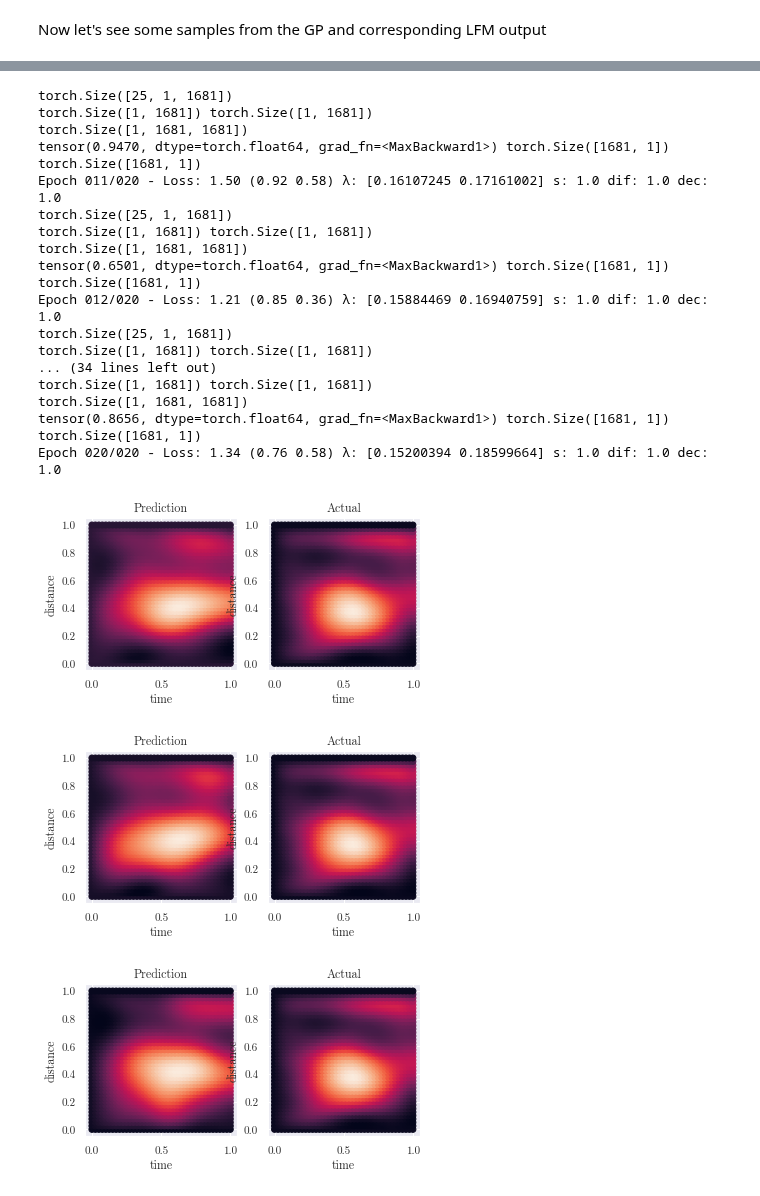
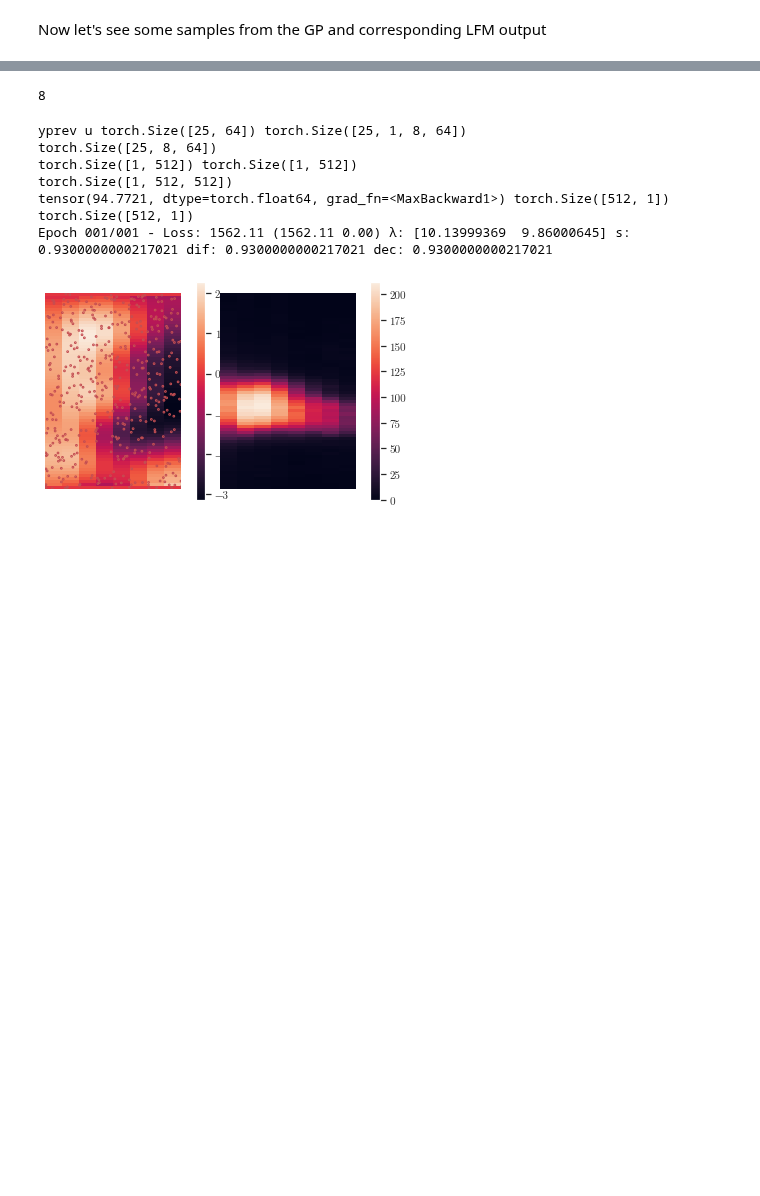
Before and after one commit to mossjacob/alfi, a Jupyter notebook: docs/notebooks/pde/pde.ipynb, the cells around one changed output, grey strips where cells are left out. Cells and saved outputs as stored; diff of their text form; code cells hidden in the pictures; blank space fills up the shorter version.

```diff
--- a/docs/notebooks/pde/pde.ipynb
+++ b/docs/notebooks/pde/pde.ipynb
@@ -101,19 +131,20 @@ torch.Size([1, 1000, 2])
 # %% [markdown]
 Set up PDE
 # %%
-t_range = (0.0, 1.0)
-time_steps = 40
-mesh_cells = 40
-fenics_model = ReactionDiffusion(t_range, time_steps, mesh_cells)
+t_range = (ts[0], ts[-1])
+print(t_range)
+time_steps = dataset.num_discretised
+
+fenics_model = ReactionDiffusion(t_range, time_steps, mesh)
 
 config = VariationalConfiguration(
     initial_conditions=False,
     num_samples=25
 )
 
-sensitivity = Parameter(torch.ones((1, 1), dtype=torch.float64), requires_grad=False)
-decay = Parameter(0.1*torch.ones((1, 1), dtype=torch.float64), requires_grad=False)
-diffusion = Parameter(0.01*torch.ones((1, 1), dtype=torch.float64), requires_grad=False)
+sensitivity = Parameter(torch.ones((1, 1), dtype=torch.float64), requires_grad=True)
+decay = Parameter(0.1*torch.ones((1, 1), dtype=torch.float64), requires_grad=True)
+diffusion = Parameter(0.01*torch.ones((1, 1), dtype=torch.float64), requires_grad=True)
 fenics_params = [sensitivity, decay, diffusion]
 
 lfm = PartialLFM(1, gp_model, fenics_model, fenics_params, config)
@@ -140,23 +154,0 @@ tensor([0.], requires_grad=True))]
-# %%
-from lafomo.trainer import VariationalTrainer
-
-
-class PDETrainer(VariationalTrainer):
-
-    def debug_out(self, data_input, y_target, output):
-
-        print(output.variance.max(), output.mean.shape, output.variance.shape)
-        f_mean = output.mean.reshape(1, -1)
-
-        fig, axes = plt.subplots(ncols=2)
-        scatter_output(axes[0], data_input, f_mean.detach(), 'Prediction')
-        scatter_output(axes[1], data_input, y_target, 'Actual')
-
-    def print_extra(self):
-        print(' s:', self.lfm.fenics_parameters[0][0].item(),
-              'dif:', self.lfm.fenics_parameters[0][0].item(),
-              'dec:', self.lfm.fenics_parameters[0][0].item())
-
-
-optimizer = torch.optim.Adam(lfm.parameters(), lr=0.07)
-trainer = PDETrainer(lfm, optimizer, dataset)
@@ -200 +212,5 @@ plot_before_after(out[0].detach(), real_out[0].detach())
+# %%
+print(num_t)
+# %% [output]
+8
 # %%
@@ -209,23 +225,10 @@ trainer = PDETrainer(lfm, optimizer, dataset)
 # %%
-trainer.train(10)
+trainer.train(1)
 # %% [output]
-torch.Size([25, 1, 1681])
-torch.Size([1, 1681]) torch.Size([1, 1681])
-torch.Size([1, 1681, 1681])
-tensor(0.9470, dtype=torch.float64, grad_fn=<MaxBackward1>) torch.Size([1681, 1]) torch.Size([1681, 1])
-Epoch 011/020 - Loss: 1.50 (0.92 0.58) λ: [0.16107245 0.17161002] s: 1.0 dif: 1.0 dec: 1.0
-torch.Size([25, 1, 1681])
-torch.Size([1, 1681]) torch.Size([1, 1681])
-torch.Size([1, 1681, 1681])
-tensor(0.6501, dtype=torch.float64, grad_fn=<MaxBackward1>) torch.Size([1681, 1]) torch.Size([1681, 1])
-Epoch 012/020 - Loss: 1.21 (0.85 0.36) λ: [0.15884469 0.16940759] s: 1.0 dif: 1.0 dec: 1.0
-torch.Size([25, 1, 1681])
-torch.Size([1, 1681]) torch.Size([1, 1681])
-... (34 lines left out)
-torch.Size([1, 1681]) torch.Size([1, 1681])
-torch.Size([1, 1681, 1681])
-tensor(0.8656, dtype=torch.float64, grad_fn=<MaxBackward1>) torch.Size([1681, 1]) torch.Size([1681, 1])
-Epoch 020/020 - Loss: 1.34 (0.76 0.58) λ: [0.15200394 0.18599664] s: 1.0 dif: 1.0 dec: 1.0
+yprev u torch.Size([25, 64]) torch.Size([25, 1, 8, 64])
+torch.Size([25, 8, 64])
+torch.Size([1, 512]) torch.Size([1, 512])
+torch.Size([1, 512, 512])
+tensor(94.7721, dtype=torch.float64, grad_fn=<MaxBackward1>) torch.Size([512, 1]) torch.Size([512, 1])
+Epoch 001/001 - Loss: 1562.11 (1562.11 0.00) λ: [10.13999369  9.86000645] s: 0.9300000000217021 dif: 0.9300000000217021 dec: 0.9300000000217021
-[figure, old version]
+[figure, new version]
-[figure, removed]
-[figure, removed]
```
Also changed, not shown: parts of 18 cells of this notebook, 8 other files.
